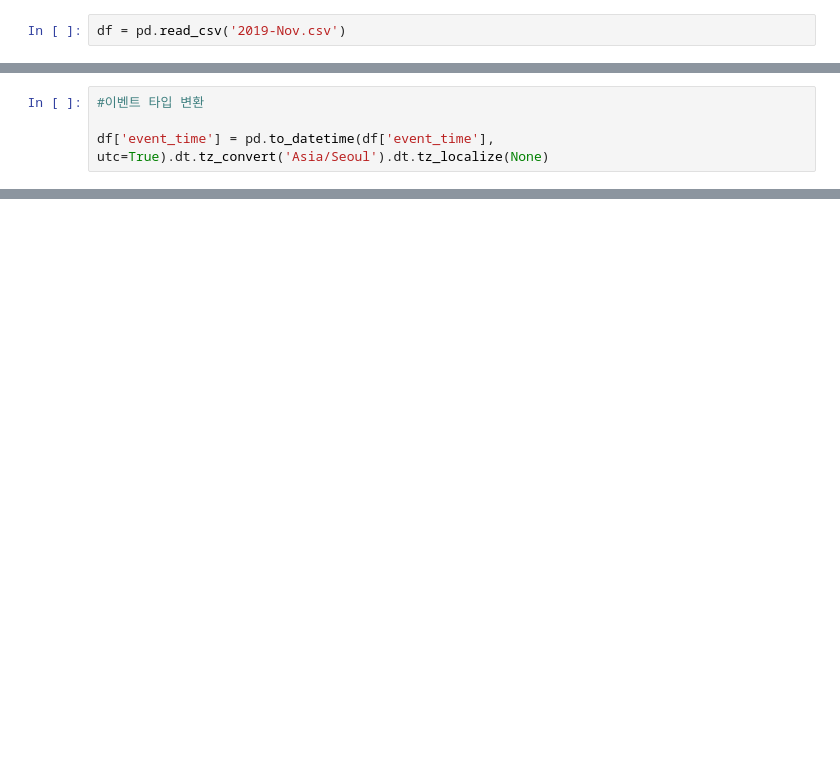
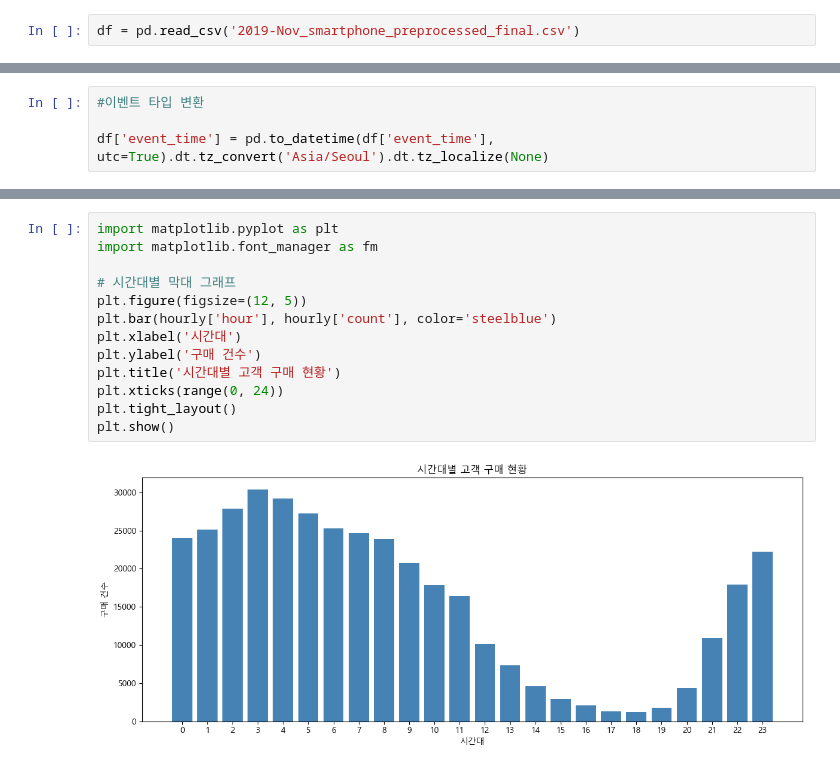
Before and after one commit to sol030/final_project, a Jupyter notebook: CYH/11월_eventtime.ipynb, the cells around one changed output, grey strips where cells are left out. Saved outputs shown, nothing was run; the diff lists cells and outputs as text; blank space fills up the shorter version.

```diff
--- a/CYH/11월_eventtime.ipynb
+++ b/CYH/11월_eventtime.ipynb
@@ -62,4 +64,4 @@ print("="*60)
 한글 폰트 설정 완료!
 ============================================================
 # %%
-df = pd.read_csv('2019-Nov.csv')
+df = pd.read_csv('2019-Nov_smartphone_preprocessed_final.csv')
@@ -101,0 +169,15 @@ print(hourly)
+# %%
+import matplotlib.pyplot as plt
+import matplotlib.font_manager as fm
+
+# 시간대별 막대 그래프
+plt.figure(figsize=(12, 5))
+plt.bar(hourly['hour'], hourly['count'], color='steelblue')
+plt.xlabel('시간대')
+plt.ylabel('구매 건수')
+plt.title('시간대별 고객 구매 현황')
+plt.xticks(range(0, 24))
+plt.tight_layout()
+plt.show()
+# %% [output]
+[figure, added]
```
Also changed, not shown: parts of 37 cells of this notebook, 1 other file.
